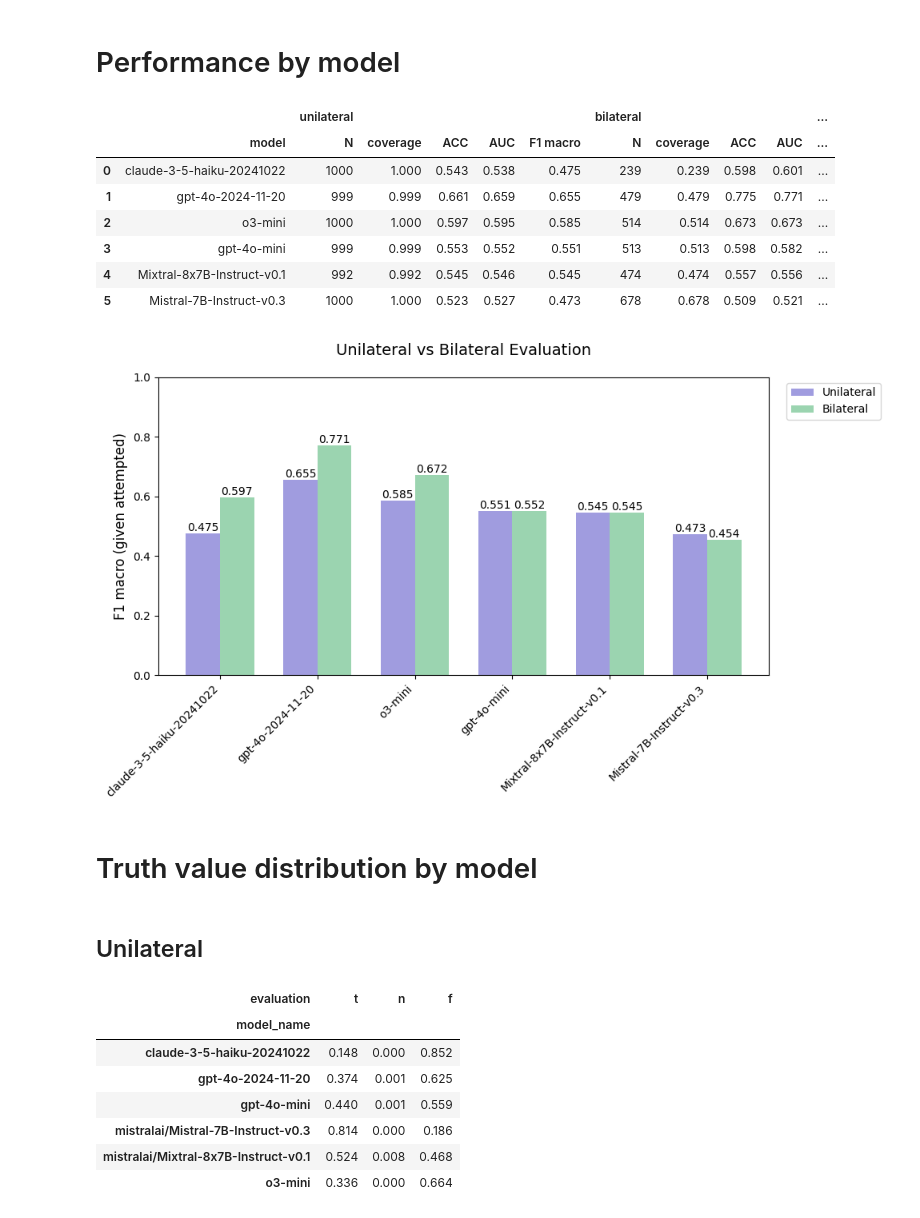
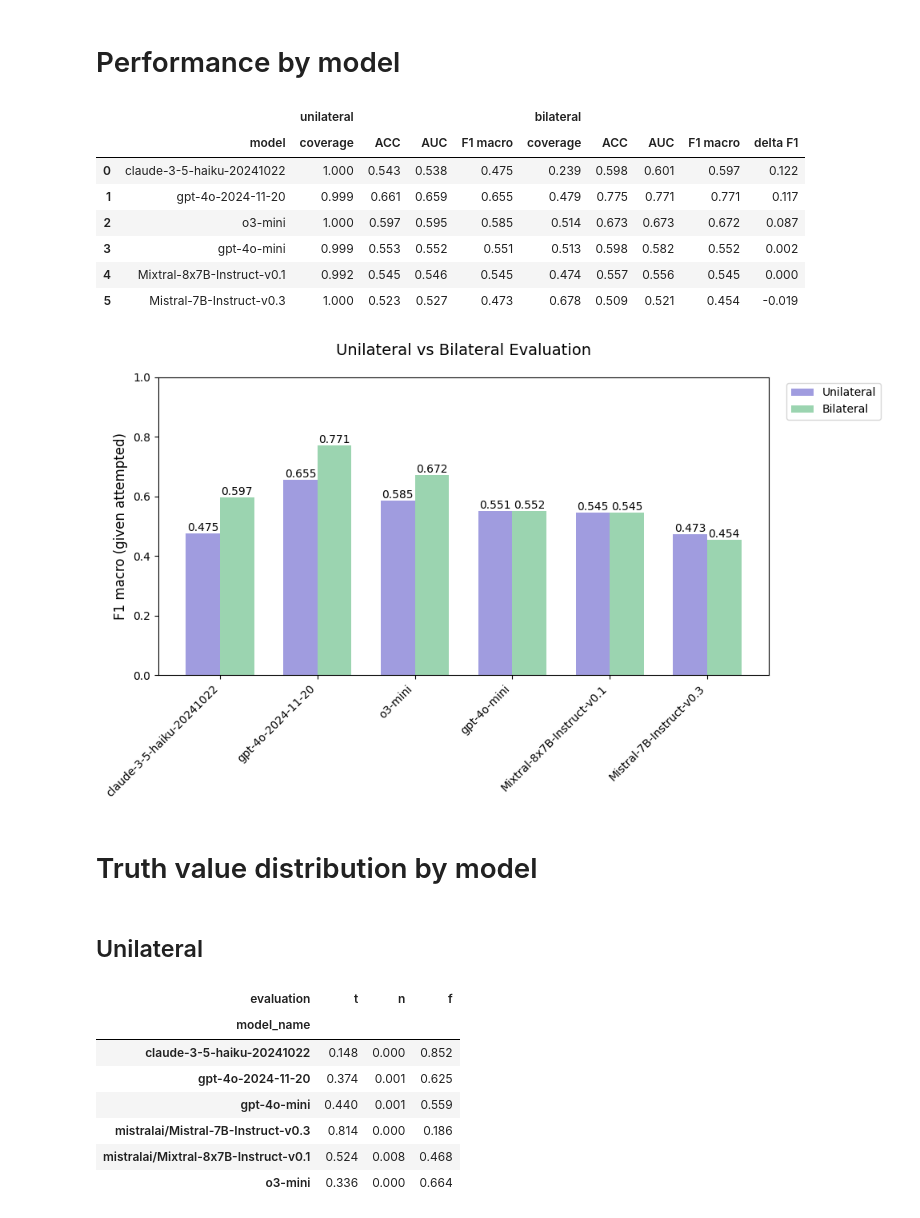
Before and after one commit to bradleypallen/bilateral-factuality-evaluation, a Jupyter notebook: results_balanced.ipynb, the cells around one changed output. Drawn from its saved outputs; the diff is of its cells as text; code cells hidden in the pictures.

```diff
--- a/results_balanced.ipynb
+++ b/results_balanced.ipynb
@@ -110,16 +110,17 @@ stats_df = pd.DataFrame(stats)
 stats_df['delta F1'] = stats_df['bilateral F1 macro'] - stats_df['unilateral F1 macro']
 stats_df['unilateral coverage'] = stats_df['unilateral N'].apply(lambda x: x / BENCHMARK_SIZE)
 stats_df['bilateral coverage'] = stats_df['bilateral N'].apply(lambda x: x / BENCHMARK_SIZE)
-stats_df = stats_df.sort_values('delta F1', ascending=False)
+stats_df = stats_df[[ 'model',
+                     'unilateral coverage', 'unilateral ACC', 'unilateral AUC', 'unilateral F1 macro',
+                     'bilateral coverage', 'bilateral ACC', 'bilateral AUC', 'bilateral F1 macro',
+                     'delta F1' ]].sort_values('delta F1', ascending=False)
 # %%
 columns = [
-    ('', 'model'),  # Keep model in a separate level
-    ('unilateral', 'N'),
+    ('', 'model'),
     ('unilateral', 'coverage'),
     ('unilateral', 'ACC'),
     ('unilateral', 'AUC'),
     ('unilateral', 'F1 macro'),
-    ('bilateral', 'N'),
     ('bilateral', 'coverage'),
     ('bilateral', 'ACC'),
     ('bilateral', 'AUC'),
@@ -128,8 +129,8 @@ columns = [
 ]
 
 original_columns = ['model',
-                   'unilateral N', 'unilateral coverage', 'unilateral ACC', 'unilateral AUC', 'unilateral F1 macro',
-                   'bilateral N', 'bilateral coverage', 'bilateral ACC', 'bilateral AUC', 'bilateral F1 macro',
+                   'unilateral coverage', 'unilateral ACC', 'unilateral AUC', 'unilateral F1 macro',
+                   'bilateral coverage', 'bilateral ACC', 'bilateral AUC', 'bilateral F1 macro',
                    'delta F1']
 
 df_new = stats_df[original_columns].copy()
@@ -137,13 +138,11 @@ df_new.columns = pd.MultiIndex.from_tuples(columns)
 df_new = df_new.reset_index(drop=True)
 
 df_new = df_new.style.format({
-    ('', 'model'): '{}',  # Leave as is
-    ('unilateral', 'N'): '{:d}',
+    ('', 'model'): '{}',
     ('unilateral', 'coverage'): '{:.3f}',
     ('unilateral', 'ACC'): '{:.3f}',
     ('unilateral', 'AUC'): '{:.3f}',
     ('unilateral', 'F1 macro'): '{:.3f}',
-    ('bilateral', 'N'): '{:d}',
     ('bilateral', 'coverage'): '{:.3f}',
     ('bilateral', 'ACC'): '{:.3f}',
     ('bilateral', 'AUC'): '{:.3f}',
@@ -165,30 +164,30 @@ df_bilateral_tv_dist = bilateral_truth_value_distribution(df_bilateral)
 # %%
 display(Markdown("# Performance by model"))
 display(df_new)
 plot_f1_comparison(stats_df)
 display(Markdown("# Truth value distribution by model"))
 display(Markdown(f'## Unilateral'))
 display(df_unilateral_tv_dist)
 display(Markdown(f'## Bilateral'))
 display(df_bilateral_tv_dist)
-display(Markdown("# Confusion matrices by model"))
+display(Markdown("# Confusion matrices given attempted by model"))
 for model in cms:
     display(Markdown(f'## {model}'))
     display_cms([
         (f"unilateral",
          cms[model]["unilateral"]),
         (f"bilateral",
          cms[model]["bilateral"])])
 # %% [output]
 # Performance by model
-|  |  | unilateral |  |  |  |  | bilateral |  |  |  | ... |
-|  | model | N | coverage | ACC | AUC | F1 macro | N | coverage | ACC | AUC | ... |
-| 0 | claude-3-5-haiku-20241022 | 1000 | 1.000 | 0.543 | 0.538 | 0.475 | 239 | 0.239 | 0.598 | 0.601 | ... |
-| 1 | gpt-4o-2024-11-20 | 999 | 0.999 | 0.661 | 0.659 | 0.655 | 479 | 0.479 | 0.775 | 0.771 | ... |
-| 2 | o3-mini | 1000 | 1.000 | 0.597 | 0.595 | 0.585 | 514 | 0.514 | 0.673 | 0.673 | ... |
-| 3 | gpt-4o-mini | 999 | 0.999 | 0.553 | 0.552 | 0.551 | 513 | 0.513 | 0.598 | 0.582 | ... |
-| 4 | Mixtral-8x7B-Instruct-v0.1 | 992 | 0.992 | 0.545 | 0.546 | 0.545 | 474 | 0.474 | 0.557 | 0.556 | ... |
-| 5 | Mistral-7B-Instruct-v0.3 | 1000 | 1.000 | 0.523 | 0.527 | 0.473 | 678 | 0.678 | 0.509 | 0.521 | ... |
+|  |  | unilateral |  |  |  | bilateral |  |  |  |  |
+|  | model | coverage | ACC | AUC | F1 macro | coverage | ACC | AUC | F1 macro | delta F1 |
+| 0 | claude-3-5-haiku-20241022 | 1.000 | 0.543 | 0.538 | 0.475 | 0.239 | 0.598 | 0.601 | 0.597 | 0.122 |
+| 1 | gpt-4o-2024-11-20 | 0.999 | 0.661 | 0.659 | 0.655 | 0.479 | 0.775 | 0.771 | 0.771 | 0.117 |
+| 2 | o3-mini | 1.000 | 0.597 | 0.595 | 0.585 | 0.514 | 0.673 | 0.673 | 0.672 | 0.087 |
+| 3 | gpt-4o-mini | 0.999 | 0.553 | 0.552 | 0.551 | 0.513 | 0.598 | 0.582 | 0.552 | 0.002 |
+| 4 | Mixtral-8x7B-Instruct-v0.1 | 0.992 | 0.545 | 0.546 | 0.545 | 0.474 | 0.557 | 0.556 | 0.545 | 0.000 |
+| 5 | Mistral-7B-Instruct-v0.3 | 1.000 | 0.523 | 0.527 | 0.473 | 0.678 | 0.509 | 0.521 | 0.454 | -0.019 |
 [figure]
 # Truth value distribution by model
 ## Unilateral
```
Also changed, not shown: parts of 1 cell of this notebook.
